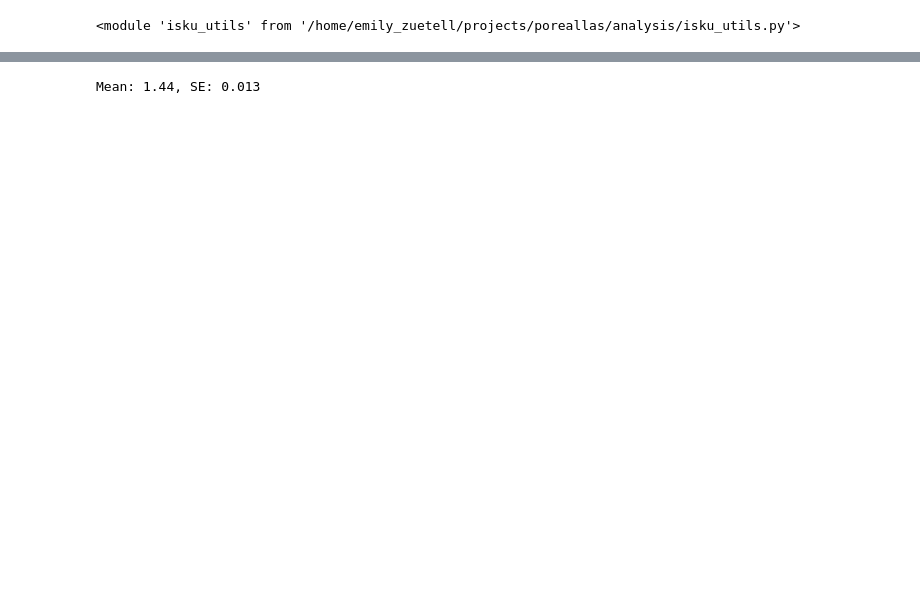
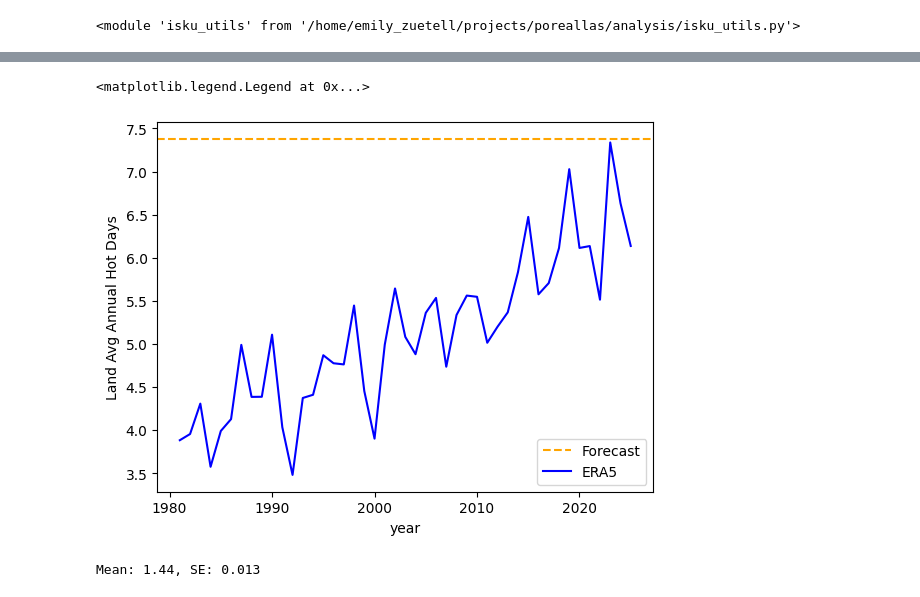
Before and after one commit to ezuetell/poreallas, a Jupyter notebook: analysis/u08_extreme_days_pctchange.ipynb, the cells around one changed output, grey strips where cells are left out. Drawn from its saved outputs; the diff is of its cells as text; code cells hidden in the pictures; blank space fills up the shorter version.

```diff
--- a/analysis/u08_extreme_days_pctchange.ipynb
+++ b/analysis/u08_extreme_days_pctchange.ipynb
@@ -72,3 +129,16 @@ era5_land = compute_area_weighted_mean(analysis_utils.land_only(era5_hot_days_pe
+# %%
+# For Context: Full ERA5 Data
+era5_ALL = era5.sel(time=era5.time.dt.month.isin([fc_months])).compute()
+era5_hot_days_per_year_ALL = ((era5_ALL['tas']-273.15) > 32).groupby("time.year").sum(dim="time")
+era5_land_ALL = compute_area_weighted_mean(analysis_utils.land_only(era5_hot_days_per_year_ALL))
+# %%
+plt.axhline(fc_land.sum(dim='year').mean(dim='number').values, color='orange', linestyle='--', label='Forecast')
+era5_land_ALL.plot(label='ERA5', color='blue')
+plt.ylabel('Land Avg Annual Hot Days')
+plt.legend()
+# %% [output]
+<matplotlib.legend.Legend at 0x...>
+[figure, added]
 # %%
 MEAN = (fc_land.sum(dim = 'year')/era5_land.mean(dim = 'year')).mean(dim = 'number')
 SE = ((fc_land.sum(dim = 'year')/era5_land.mean(dim = 'year')).std(dim = 'number'))/np.sqrt(fc_land.sum(dim = 'year').shape[0])
```
Also changed, not shown: parts of 5 cells of this notebook.
